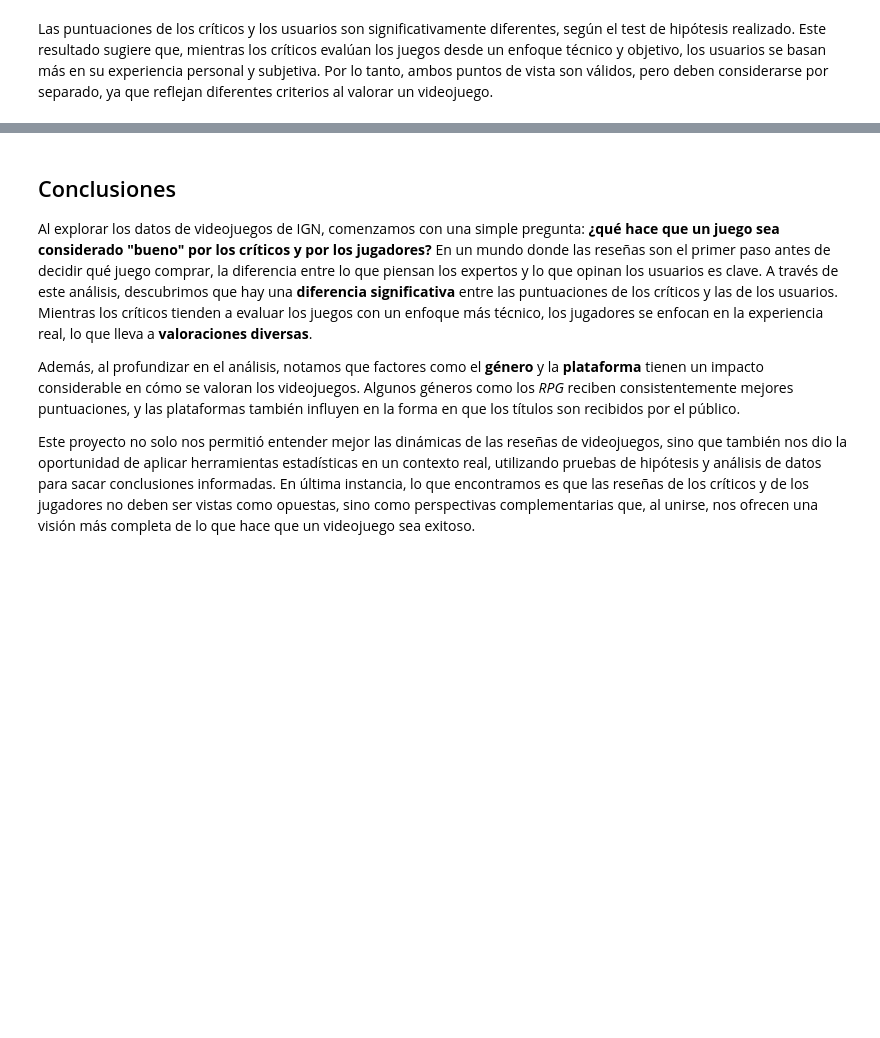
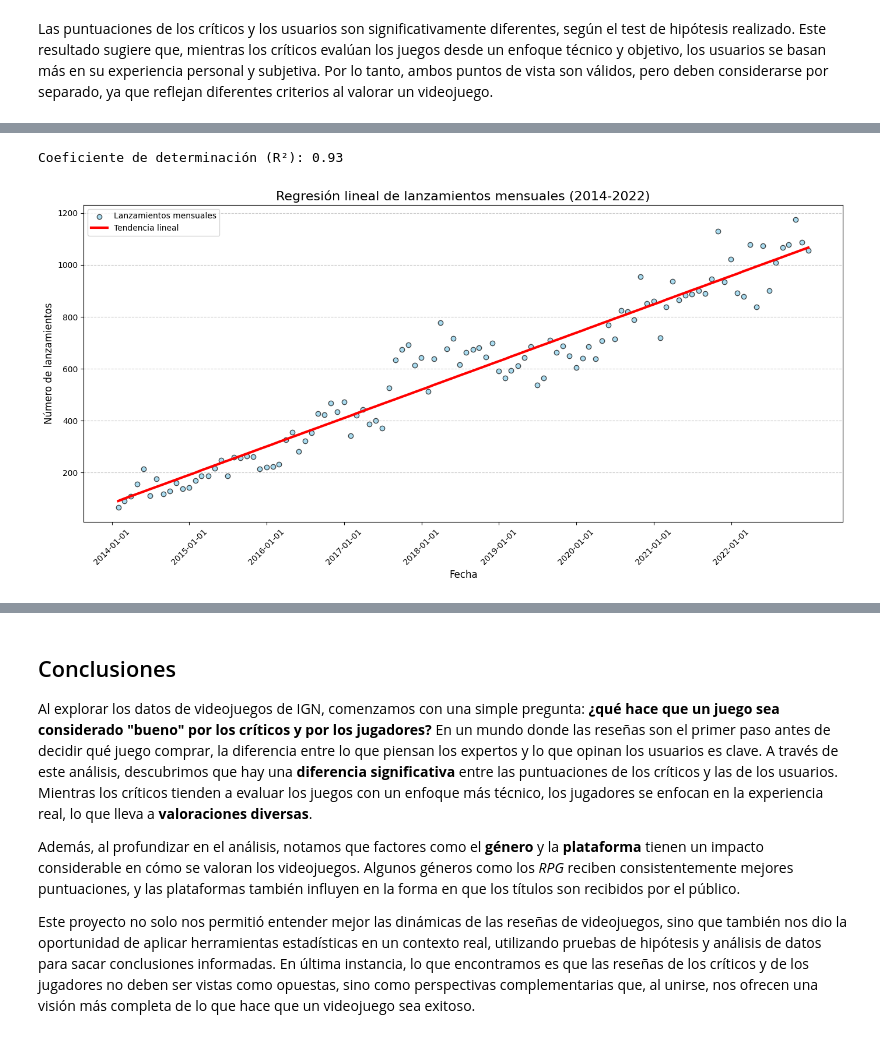
Before and after one commit to Sekai02/ign-satistics, a Jupyter notebook: sample.ipynb, the cells around one changed output, grey strips where cells are left out. Drawn from its saved outputs; the diff is of its cells as text; code cells hidden in the pictures; blank space fills up the shorter version.

Commit message:
Added linear Regression

```diff
--- a/sample.ipynb
+++ b/sample.ipynb
@@ -768,0 +775,36 @@ Las puntuaciones de los críticos y los usuarios son significativamente diferent
+# %%
+import pandas as pd
+import numpy as np
+import matplotlib.pyplot as plt
+from sklearn.linear_model import LinearRegression
+from sklearn.metrics import r2_score
+
+df = pd.read_csv('data/game_data_all.csv')
+df['release'] = pd.to_datetime(df['release'], errors='coerce')
+df = df.dropna(subset=['release'])
+df = df[(df['release'].dt.year >= 2014) & (df['release'].dt.year <= 2022)]
+monthly_releases = df.set_index('release').resample('M').size().reset_index(name='count')
+start_year = 2014
+monthly_releases['months_since_start'] = (monthly_releases['release'].dt.year - start_year) * 12 + monthly_releases['release'].dt.month
+X = monthly_releases['months_since_start'].values.reshape(-1, 1)
+y = monthly_releases['count'].values
+model = LinearRegression()
+model.fit(X, y)
+y_pred = model.predict(X)
+r2 = r2_score(y, y_pred)
+print(f"Coeficiente de determinación (R²): {r2:.2f}")
+
+plt.figure(figsize=(14, 7))
+plt.scatter(monthly_releases['release'], y, color='skyblue', alpha=0.7, label='Lanzamientos mensuales', edgecolor='black')
+plt.plot(monthly_releases['release'], y_pred, color='red', linewidth=3, label='Tendencia lineal')
+plt.title('Regresión lineal de lanzamientos mensuales (2014-2022)', fontsize=16)
+plt.xlabel('Fecha', fontsize=12)
+plt.ylabel('Número de lanzamientos', fontsize=12)
+plt.xticks(pd.date_range(start='2014-01-01', end='2022-12-31', freq='YS'), rotation=45)
+plt.legend()
+plt.grid(axis='y', linestyle='--', alpha=0.7)
+plt.tight_layout()
+plt.show()
+# %% [output]
+Coeficiente de determinación (R²): 0.93
+[figure, added]
```
Also changed, not shown: parts of 2 cells of this notebook, 1 other file.
